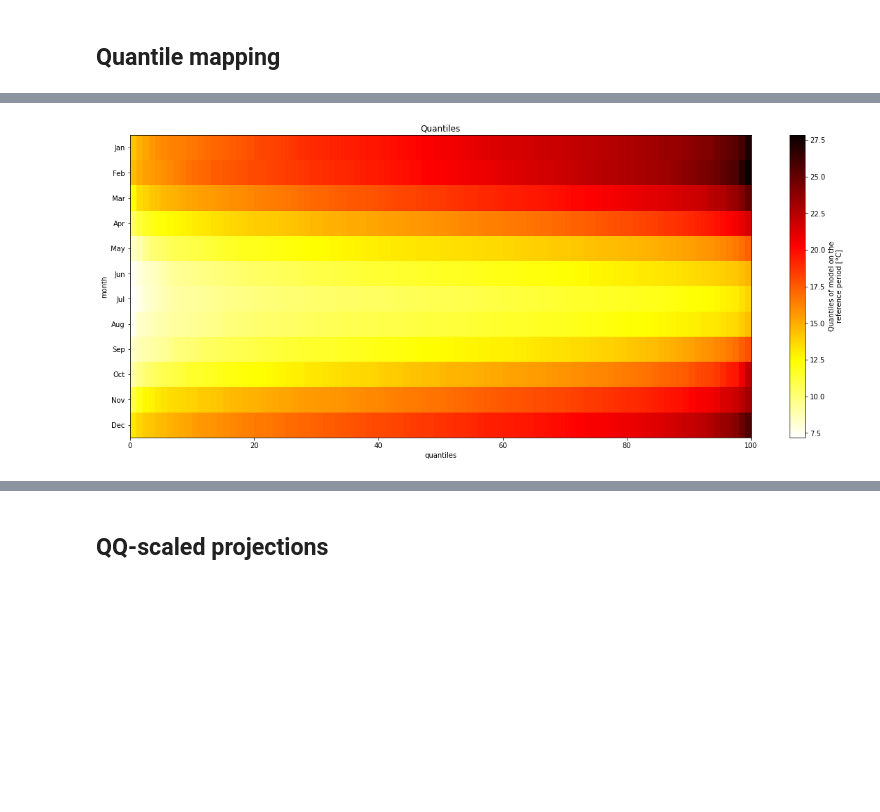
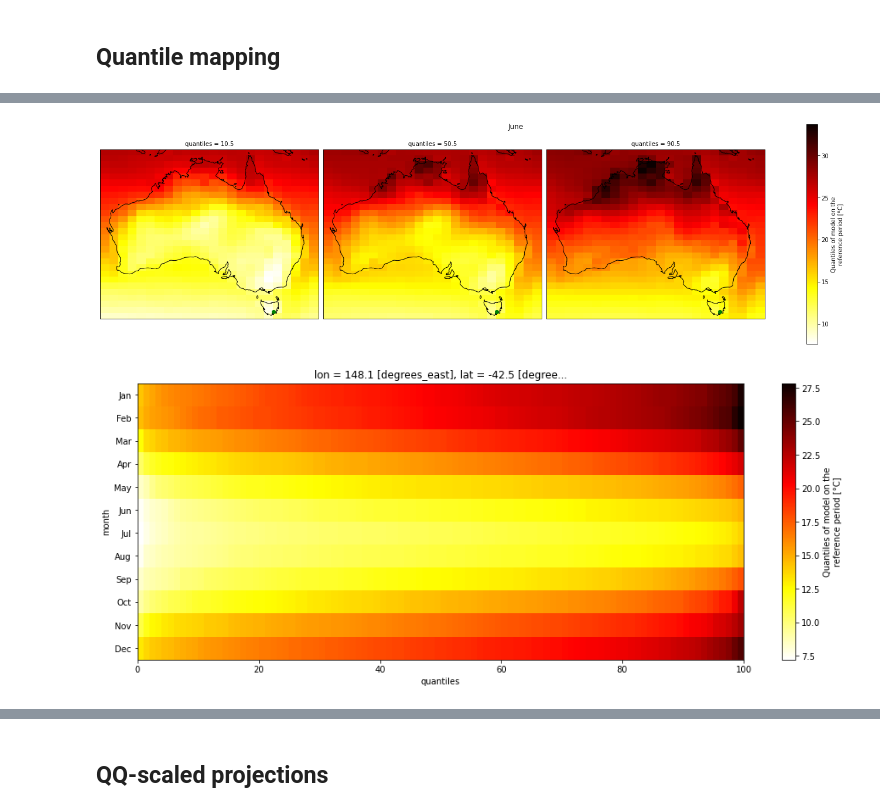
Before and after one commit to AusClimateService/qqscale, a Jupyter notebook: qqscale.ipynb, the cells around one changed output, grey strips where cells are left out. Cells and saved outputs as stored; diff of their text form; code cells hidden in the pictures; blank space fills up the shorter version.

```diff
--- a/qqscale.ipynb
+++ b/qqscale.ipynb
@@ -171,0 +189,2 @@ valid_range :
+# %%
+ds_obs[obs_var] = ds_obs[obs_var].chunk({'lat': 10, 'lon': 10})
@@ -171,0 +219,5 @@ valid_range :
+# %%
+lat_min_obs = ds_obs['lat'].values.min()
+lat_max_obs = ds_obs['lat'].values.max()
+lon_min_obs = ds_obs['lon'].values.min()
+lon_max_obs = ds_obs['lon'].values.max()
@@ -210,12 +265,62 @@ ytick_labels = [calendar.month_abbr[i] for i in yticks]
 # %%
-fig, ax = plt.subplots(figsize=[20, 8])
-qq_mapping.ds['hist_q'].plot(cmap='hot_r')
-plt.yticks(yticks, ytick_labels)
-ax.invert_yaxis()
-plt.title('Quantiles')
-plt.show()
+def quantile_month_plot(da, cmap=None, point=None):
+    """Create two dimensional month/quantile plot"""
+
+    fig, ax = plt.subplots(figsize=[16, 6])
+    if 'lat' in da.dims:
+        example_lat, example_lon = example_point
+        quantiles = da.sel({'lat': example_lat, 'lon': example_lon}, method='nearest')
+    else:
+        quantiles = da
+    quantiles.transpose('month', 'quantiles').plot(cmap=cmap)
+    yticks = np.arange(1,13)
+    ytick_labels = [calendar.month_abbr[i] for i in yticks]
+    plt.yticks(yticks, ytick_labels)
+    ax.invert_yaxis()
+    plt.show()
-# %% [output]
-[figure, removed]
+# %%
+def quantile_spatial_plot(
+    da, month, lat_bounds=None, lon_bounds=None, example_point=None, cmap=None
+):
+    """Spatial plot of the 10th, 50th and 90th percentile"""
+
+    da_selection = da.sel({'quantiles': [10, 50, 90], 'month': month}, method='nearest')
+    if lat_bounds:
+        lat_min_obs, lat_max_obs = lat_bounds
+        da_selection = da_selection.sel(lat=slice(lat_min_obs, lat_max_obs))
+    if lon_bounds:
+        lon_min_obs, lon_max_obs = lon_bounds
+        da_selection = da_selection.sel(lon=slice(lon_min_obs, lon_max_obs))
+    p = da_selection.plot(
+        col='quantiles',
+        transform=ccrs.PlateCarree(),
+        cmap=cmap,
+        figsize=[20, 5.5],
+        subplot_kws={'projection': ccrs.PlateCarree()}
+    )
+    for ax in p.axes.flat:
+        ax.coastlines()
+        if example_point:
+            lat, lon = example_point
+            ax.plot(lon, lat, 'go', zorder=5, transform=ccrs.PlateCarree())
+    plt.suptitle(calendar.month_name[month])
+    plt.show()
+# %%
+if 'lat' in qq_mapping.ds.dims:
+    quantile_spatial_plot(
+        qq_mapping.ds['hist_q'],
+        example_month,
+        lat_bounds=[lat_min_obs, lat_max_obs],
+        lon_bounds=[lon_min_obs, lon_max_obs],
+        example_point=example_point,
+        cmap='hot_r',
+    )
+# %% [output]
+[figure, added]
+# %%
+quantile_month_plot(qq_mapping.ds['hist_q'], cmap='hot_r', point=example_point)
+# %% [output]
+[figure, added]
 # %%
 qq_mapping.ds['af']
 # %% [output]
```
Also changed, not shown: parts of 31 cells of this notebook, 3 other files.
